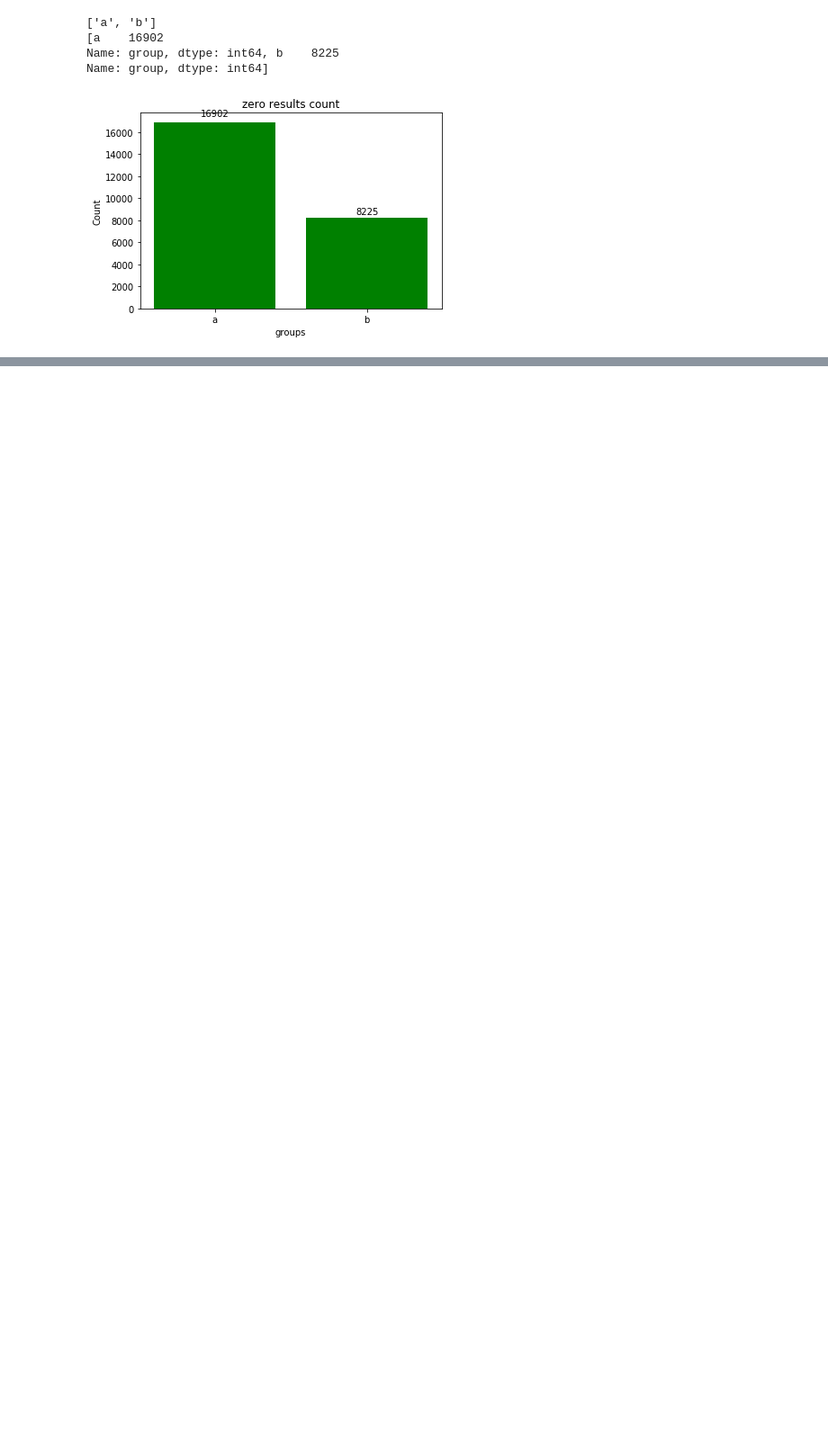
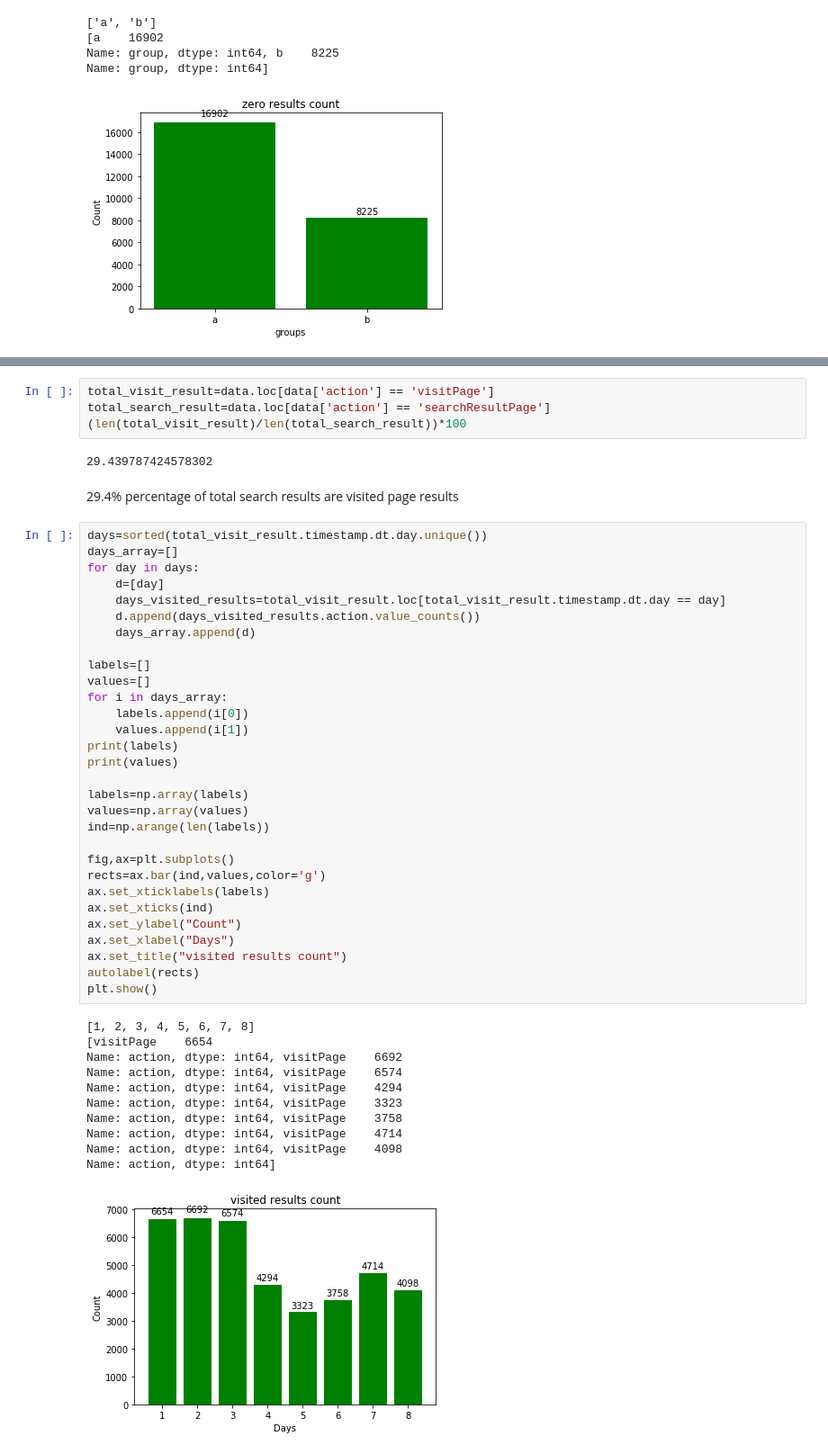
Before and after one commit to Madhu009/Inkredo_Data_Challenge, a Jupyter notebook: Data_analysis.ipynb, the cells around one changed output, grey strips where cells are left out. Shown at 90% size. Saved outputs shown, nothing was run; the diff lists cells and outputs as text; blank space fills up the shorter version.

```diff
--- a/Data_analysis.ipynb
+++ b/Data_analysis.ipynb
@@ -253,0 +298,50 @@ Name: group, dtype: int64]
+# %%
+total_visit_result=data.loc[data['action'] == 'visitPage']
+total_search_result=data.loc[data['action'] == 'searchResultPage']
+(len(total_visit_result)/len(total_search_result))*100
+# %% [output]
+29.439787424578302
+# %% [markdown]
+29.4% percentage of total search results are visited page results
+# %%
+days=sorted(total_visit_result.timestamp.dt.day.unique())
+days_array=[]
+for day in days:
+    d=[day]
+    days_visited_results=total_visit_result.loc[total_visit_result.timestamp.dt.day == day]
+    d.append(days_visited_results.action.value_counts())
+    days_array.append(d)
+
+labels=[]
+values=[]
+for i in days_array:
+    labels.append(i[0])
+    values.append(i[1])
+print(labels)
+print(values)
+
+labels=np.array(labels)
+values=np.array(values)
+ind=np.arange(len(labels))
+
+fig,ax=plt.subplots()
+rects=ax.bar(ind,values,color='g')
+ax.set_xticklabels(labels)
+ax.set_xticks(ind)
+ax.set_ylabel("Count")
+ax.set_xlabel("Days")
+ax.set_title("visited results count")
+autolabel(rects)
+plt.show()
+# %% [output]
+[1, 2, 3, 4, 5, 6, 7, 8]
+[visitPage    6654
+Name: action, dtype: int64, visitPage    6692
+Name: action, dtype: int64, visitPage    6574
+Name: action, dtype: int64, visitPage    4294
+Name: action, dtype: int64, visitPage    3323
+Name: action, dtype: int64, visitPage    3758
+Name: action, dtype: int64, visitPage    4714
+Name: action, dtype: int64, visitPage    4098
+Name: action, dtype: int64]
+[figure, added]
```
Also changed, not shown: parts of 7 cells of this notebook.
